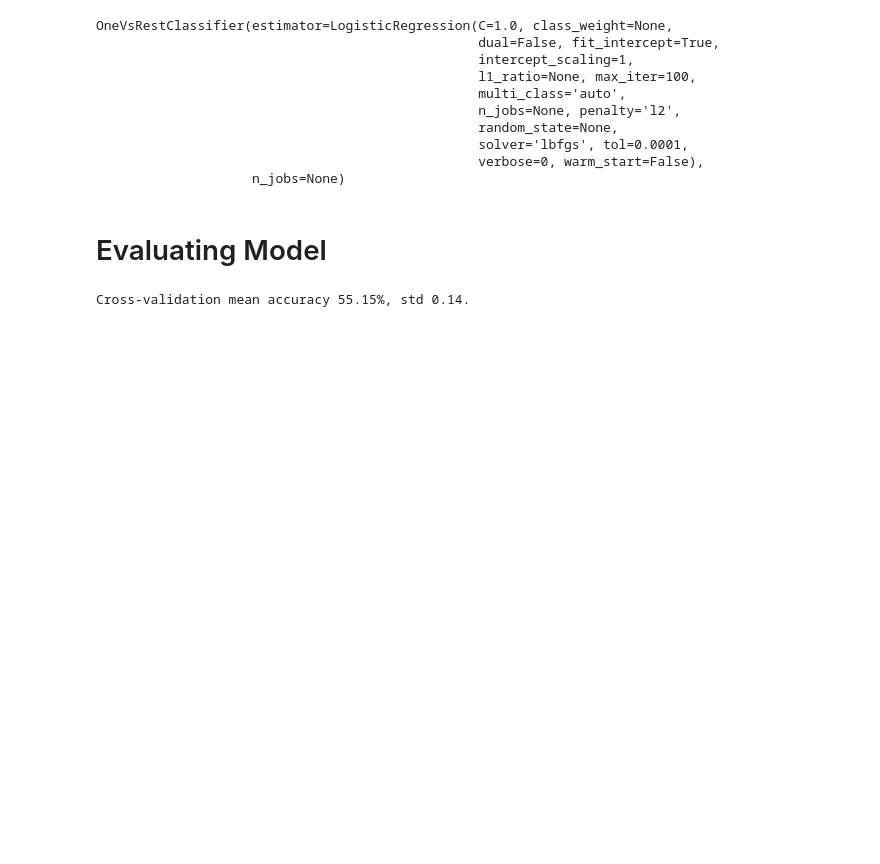
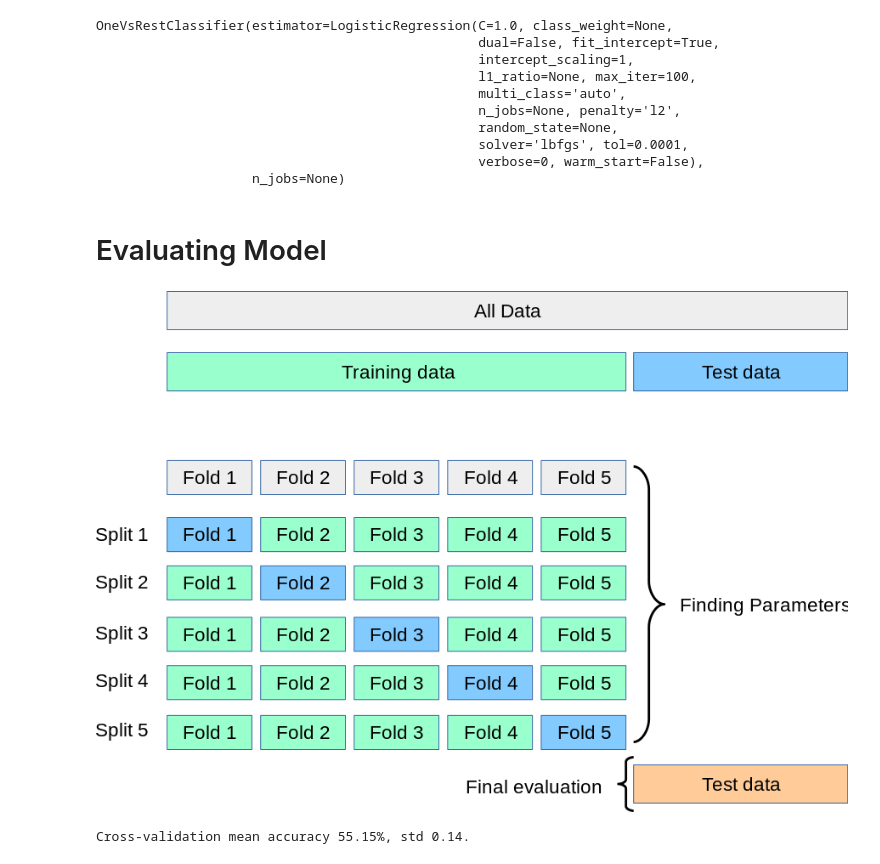
Before and after one commit to xuandinh1907/sentiment-analysis-on-Tomato-movie-review, a Jupyter notebook: Glove300.ipynb, the cells around one changed output. Cells and saved outputs as stored; diff of their text form; code cells hidden in the pictures; blank space fills up the shorter version.

```diff
--- a/Glove300.ipynb
+++ b/Glove300.ipynb
@@ -260,3 +295,7 @@ OneVsRestClassifier(estimator=LogisticRegression(C=1.0, class_weight=None,
+# %%
+Image(filename='grid_search_cross_validation.jpg')
+# %% [output]
+[figure, added]
 # %%
 scores = cross_val_score(ovr, X_train , y_train , scoring='accuracy', n_jobs=-1, cv=3)
 print('Cross-validation mean accuracy {0:.2f}%, std {1:.2f}.'.format(np.mean(scores) * 100, np.std(scores) * 100))
```
Also changed, not shown: parts of 19 cells of this notebook.
